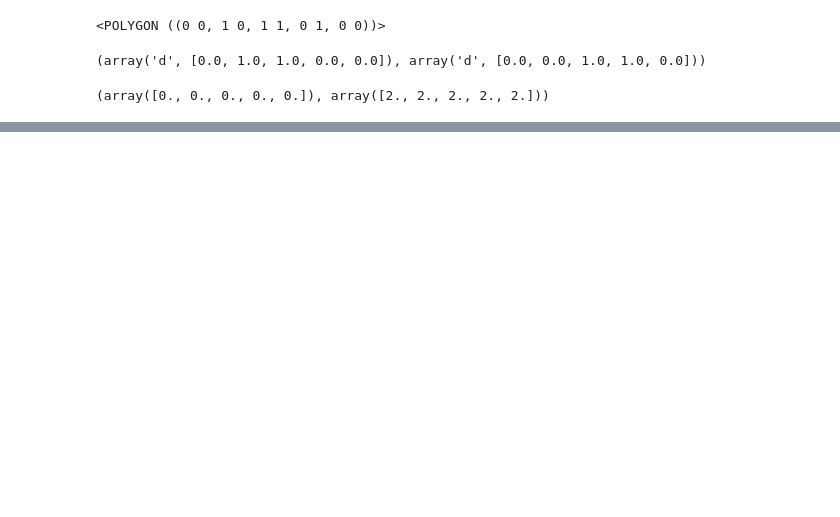
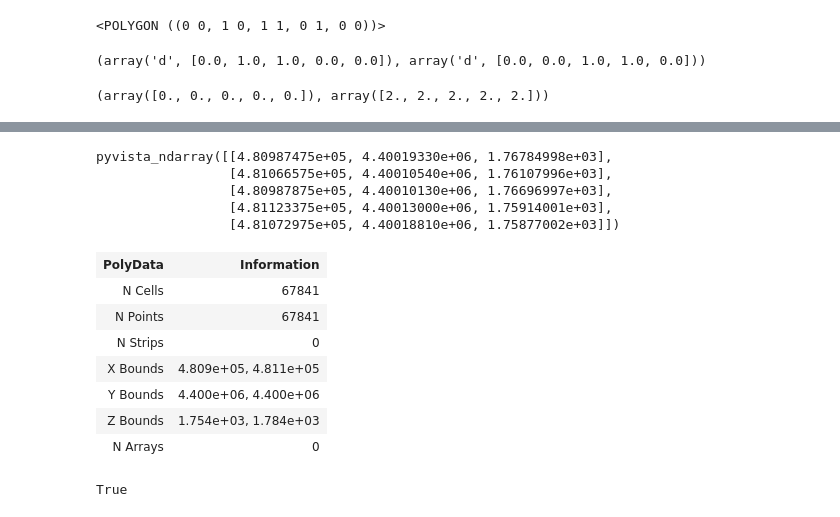
Before and after one commit to Sandalu2001/Rooftop-Solar-Photovoltaic-System, a Jupyter notebook: model/notebooks/test_notebook-v1.ipynb, the cells around one changed output, grey strips where cells are left out. Saved outputs shown, nothing was run; the diff lists cells and outputs as text; code cells hidden in the pictures; blank space fills up the shorter version.

```diff
--- a/model/notebooks/test_notebook-v1.ipynb
+++ b/model/notebooks/test_notebook-v1.ipynb
@@ -180,0 +222,35 @@ Widget(value='<iframe src="http://localhost:53055/index.html?ui=P_0x120b6bec0_0&
+# %%
+# Define some helpers - ignore these and use your own data if you like!
+def generate_points(subset=0.02):
+    """A helper to make a 3D NumPy array of points (n_points by 3)."""
+    dataset = examples.download_lidar()
+    ids = np.random.randint(low=0, high=dataset.n_points - 1, size=int(dataset.n_points * subset))
+    return dataset.points[ids]
+
+
+points = generate_points()
+# Output the first 5 rows to prove it's a numpy array (n_points by 3)
+# Columns are (X, Y, Z)
+points[0:5, :]
+# %% [output]
+pyvista_ndarray([[4.80987475e+05, 4.40019330e+06, 1.76784998e+03],
+                 [4.81066575e+05, 4.40010540e+06, 1.76107996e+03],
+                 [4.80987875e+05, 4.40010130e+06, 1.76696997e+03],
+                 [4.81123375e+05, 4.40013000e+06, 1.75914001e+03],
+                 [4.81072975e+05, 4.40018810e+06, 1.75877002e+03]])
+# %%
+point_cloud = pv.PolyData(points)
+point_cloud
+# %% [output]
+| PolyData | Information |
+| N Cells | 67841 |
+| N Points | 67841 |
+| N Strips | 0 |
+| X Bounds | 4.809e+05, 4.811e+05 |
+| Y Bounds | 4.400e+06, 4.400e+06 |
+| Z Bounds | 1.754e+03, 1.784e+03 |
+| N Arrays | 0 |
+# %%
+np.allclose(points, point_cloud.points)
+# %% [output]
+True
```
Also changed, not shown: parts of 19 cells of this notebook, 1 other file.
